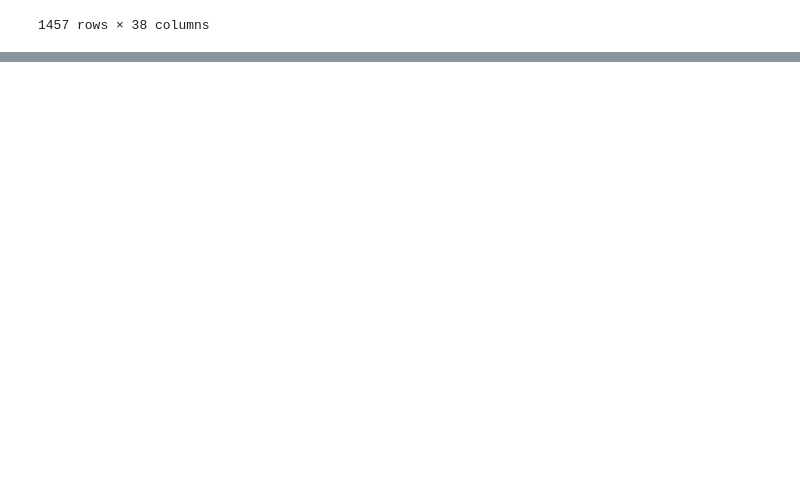
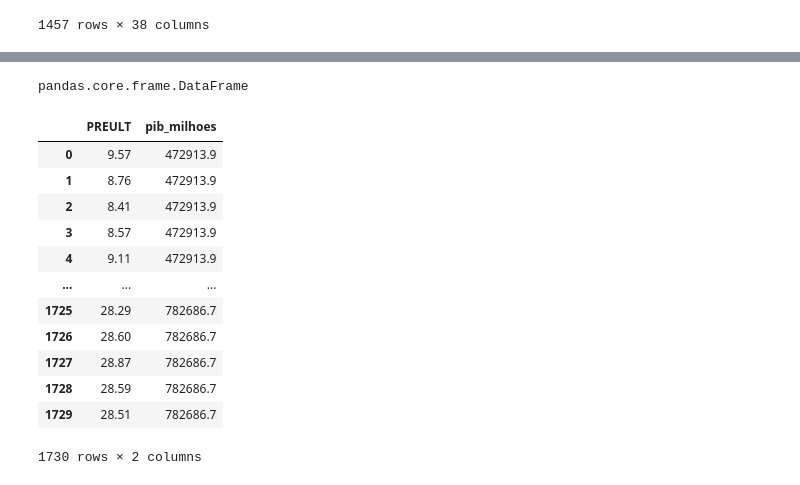
Before and after one commit to jgesini/tcc_mba_usp_esalq, a Jupyter notebook: dev/jupyter/draft_v5.ipynb, the cells around one changed output, grey strips where cells are left out. Drawn from its saved outputs; the diff is of its cells as text; code cells hidden in the pictures; blank space fills up the shorter version.

```diff
--- a/dev/jupyter/draft_v5.ipynb
+++ b/dev/jupyter/draft_v5.ipynb
@@ -895,0 +812,22 @@ Text(0.5, 1.0, 'Projeção de Preço')
+# %%
+#'dolar_venda_media', 'dolar_venda_final',
+#       'cdi', 'ipca', 'igpm', 'ipca_15', 'pib_milhoes'
+
+valores = df_pet[['PREULT','pib_milhoes']]
+type(valores)
+valores
+# %% [output]
+pandas.core.frame.DataFrame
+|  | PREULT | pib_milhoes |
+| 0 | 9.57 | 472913.9 |
+| 1 | 8.76 | 472913.9 |
+| 2 | 8.41 | 472913.9 |
+| 3 | 8.57 | 472913.9 |
+| 4 | 9.11 | 472913.9 |
+| ... | ... | ... |
+| 1725 | 28.29 | 782686.7 |
+| 1726 | 28.60 | 782686.7 |
+| 1727 | 28.87 | 782686.7 |
+| 1728 | 28.59 | 782686.7 |
+| 1729 | 28.51 | 782686.7 |
+1730 rows × 2 columns
```
Also changed, not shown: parts of 22 cells of this notebook.
